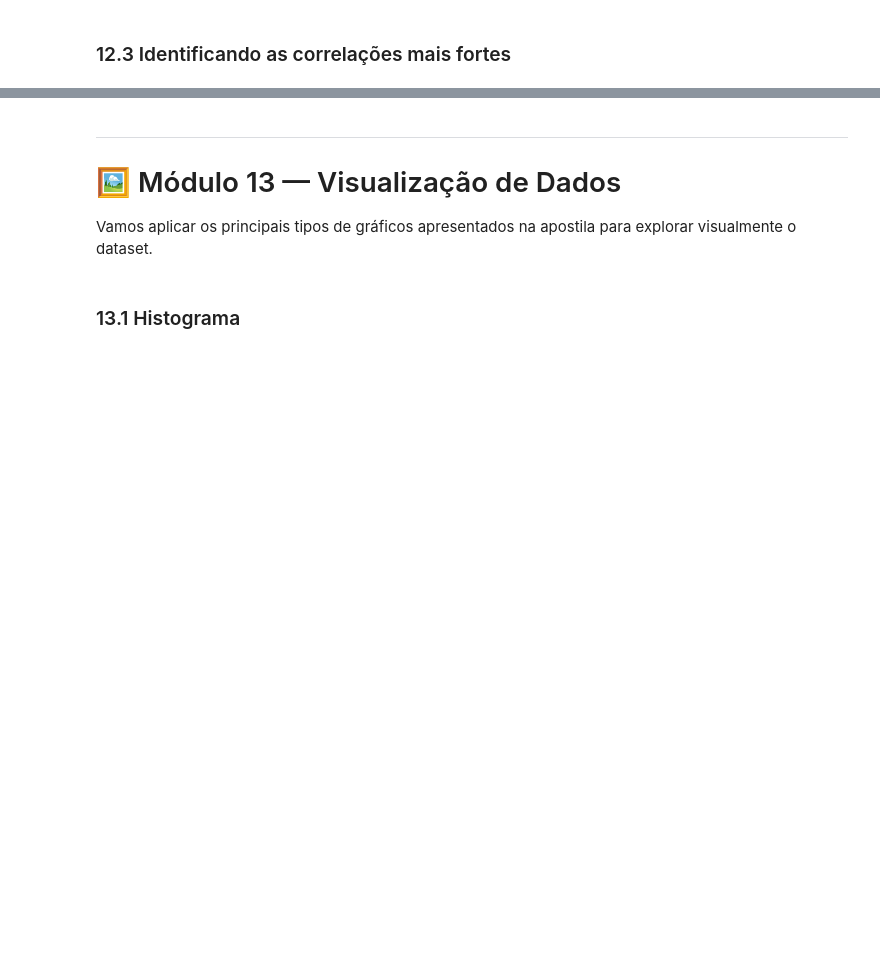
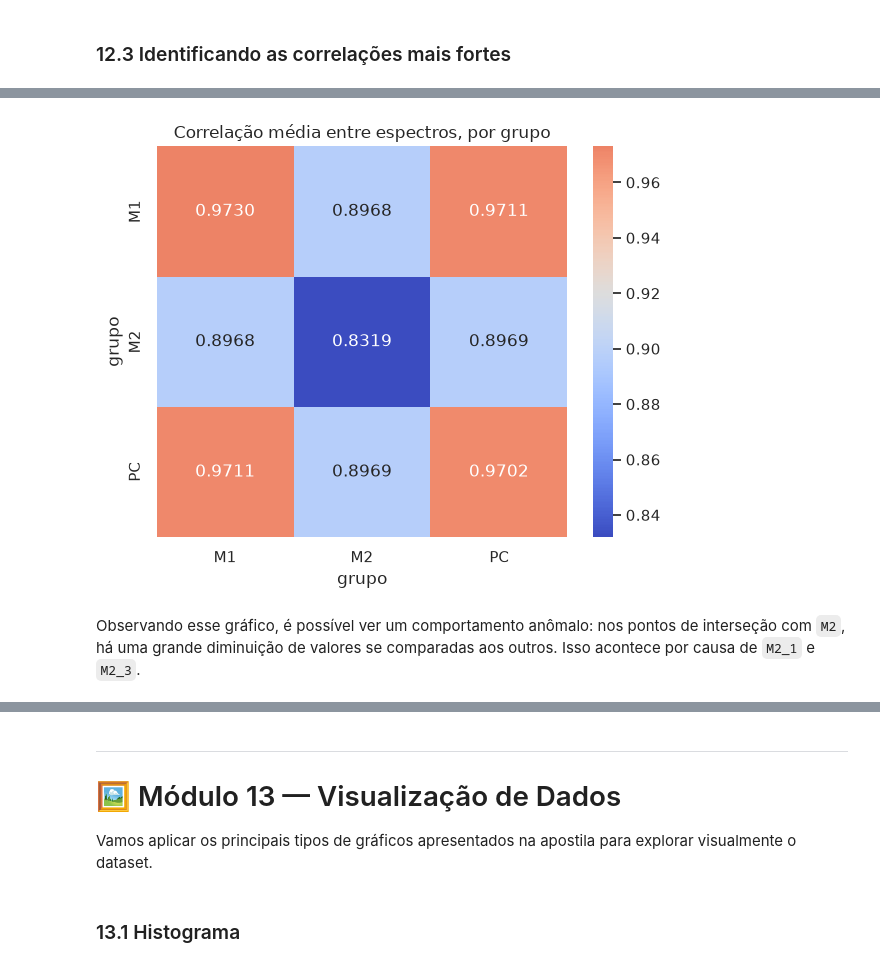
Before and after one commit to Juan-Vyctor/IA, a Jupyter notebook: atividade1/analise_espectros.ipynb, the cells around one changed output, grey strips where cells are left out. Cells and saved outputs as stored; diff of their text form; code cells hidden in the pictures; blank space fills up the shorter version.

```diff
--- a/atividade1/analise_espectros.ipynb
+++ b/atividade1/analise_espectros.ipynb
@@ -845,0 +830,9 @@ corr_pares.drop_duplicates().head(10)
+# %%
+matriz_corr_amostras = dataframe_limpo[variaveis_numericas].corr()
+
+correlacao_entre_grupos = (
+    matriz_corr_amostras.groupby(resumo["grupo"]).mean()
+    .T.groupby(resumo["grupo"]).mean()
+)
+
+correlacao_entre_grupos.round(4)
@@ -845,0 +845,10 @@ corr_pares.drop_duplicates().head(10)
+# %%
+plt.figure(figsize=(6, 5))
+sns.heatmap(correlacao_entre_grupos, annot=True, fmt=".4f", cmap="coolwarm", center=0.92)
+plt.title("Correlação média entre espectros, por grupo")
+plt.tight_layout()
+plt.show()
+# %% [output]
+[figure, added]
+# %% [markdown]
+Observando esse gráfico, é possível ver um comportamento anômalo: nos pontos de interseção com `M2`, há uma grande diminuição de valores se comparadas aos outros. Isso acontece por causa de `M2_1` e `M2_3`.
```
Also changed, not shown: parts of 73 cells of this notebook.
